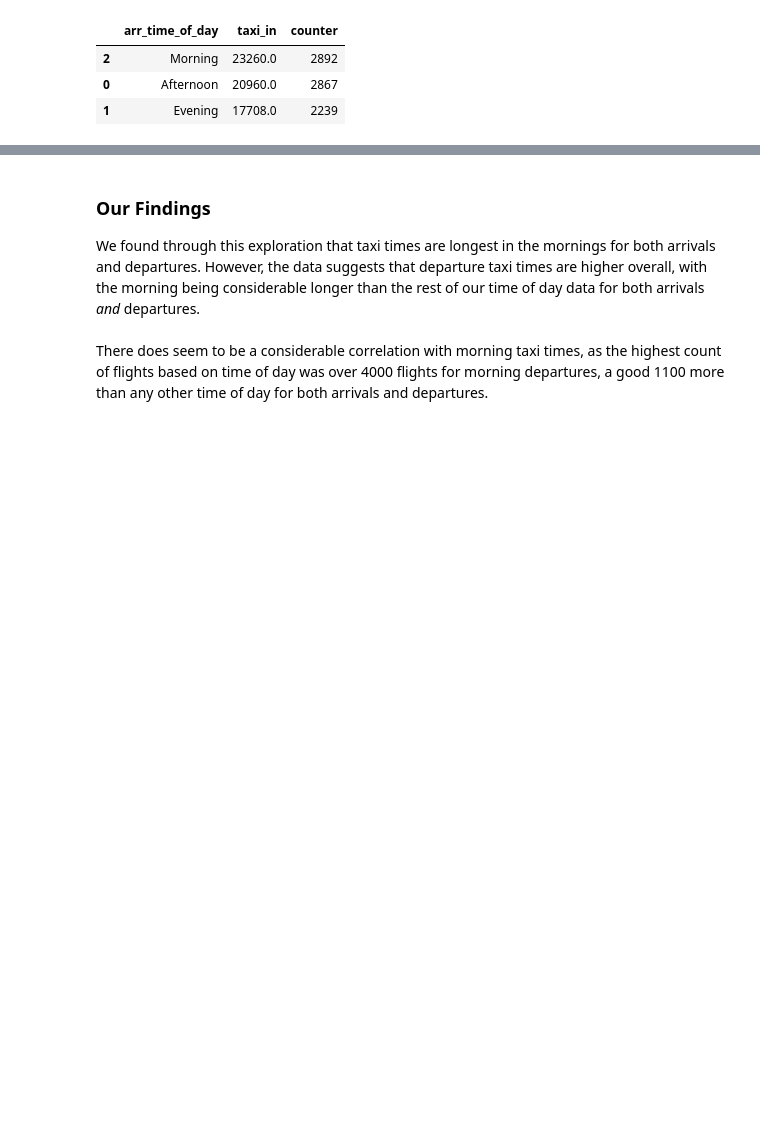
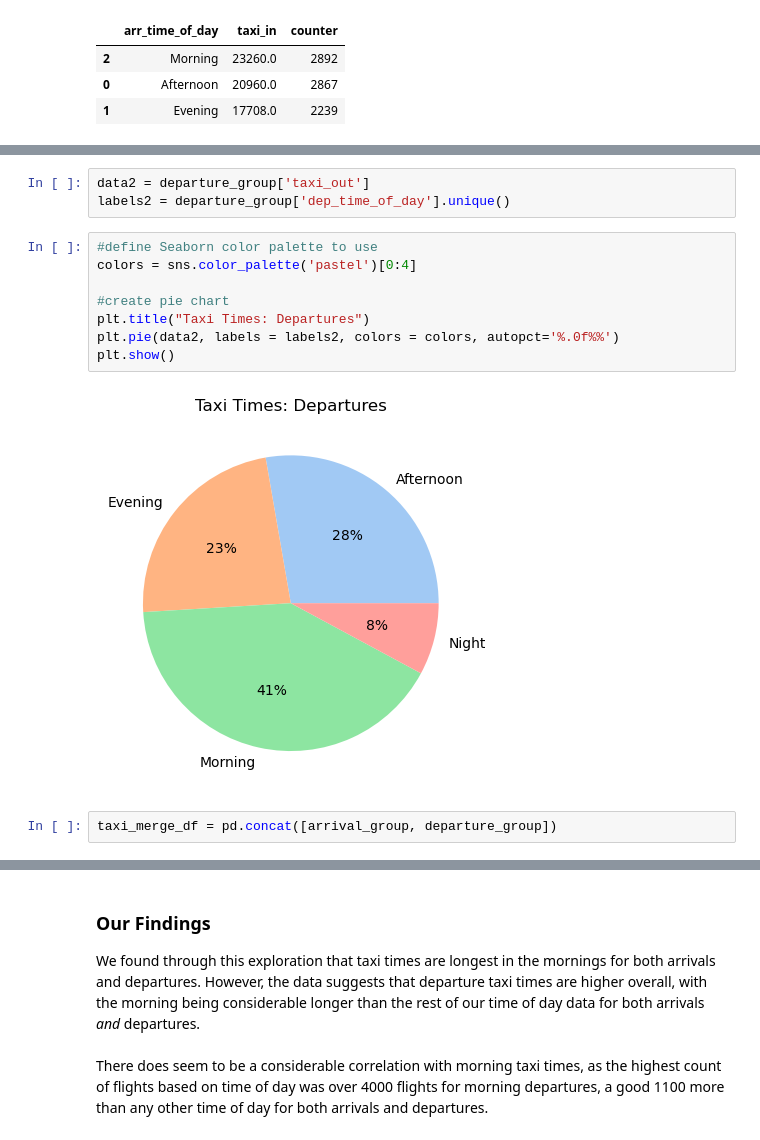
Before and after one commit to BRCanada/Flight-Delay-Prediction, a Jupyter notebook: Flight_Data_Exploration_BR.ipynb, the cells around one changed output, grey strips where cells are left out. Cells and saved outputs as stored; diff of their text form; blank space fills up the shorter version.

```diff
--- a/Flight_Data_Exploration_BR.ipynb
+++ b/Flight_Data_Exploration_BR.ipynb
@@ -285,0 +340,15 @@ arrival_group.sort_values('taxi_in', ascending=False)
+# %%
+data2 = departure_group['taxi_out']
+labels2 = departure_group['dep_time_of_day'].unique()
+# %%
+#define Seaborn color palette to use
+colors = sns.color_palette('pastel')[0:4]
+
+#create pie chart
+plt.title("Taxi Times: Departures")
+plt.pie(data2, labels = labels2, colors = colors, autopct='%.0f%%')
+plt.show()
+# %% [output]
+[figure, added]
+# %%
+taxi_merge_df = pd.concat([arrival_group, departure_group])
```
Also changed, not shown: parts of 25 cells of this notebook, 4 other files.
